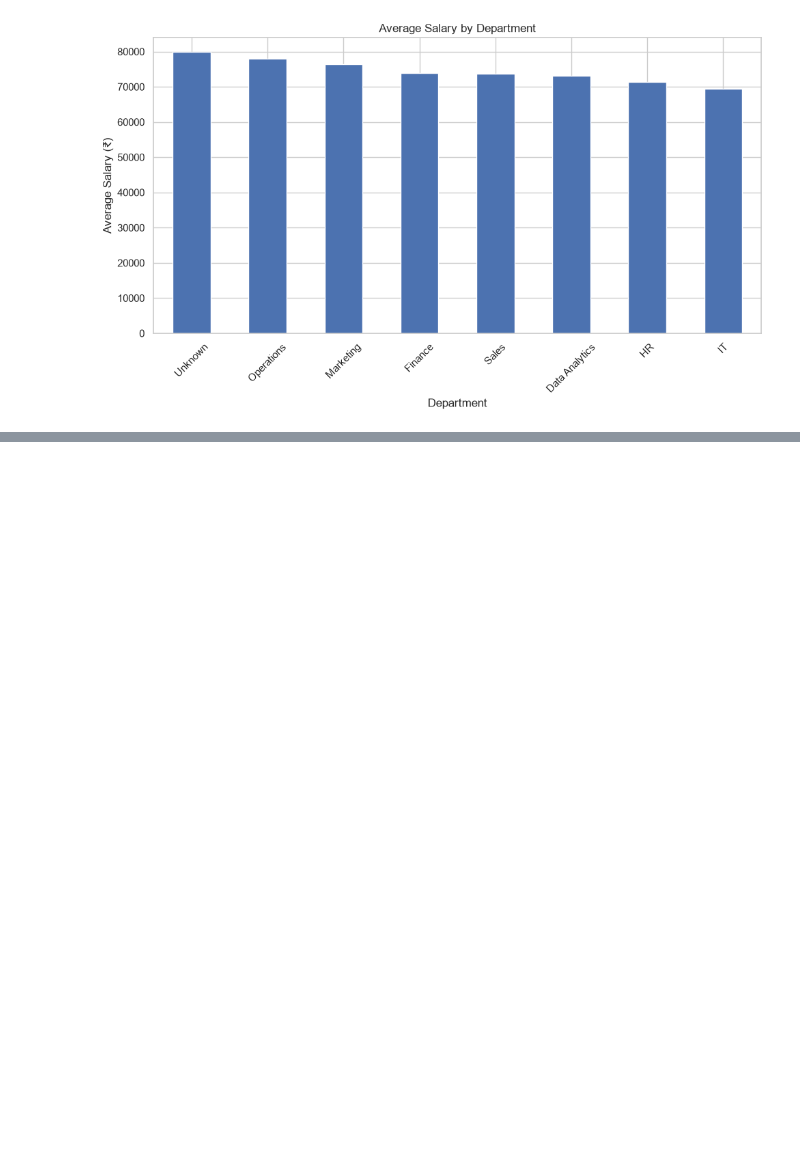
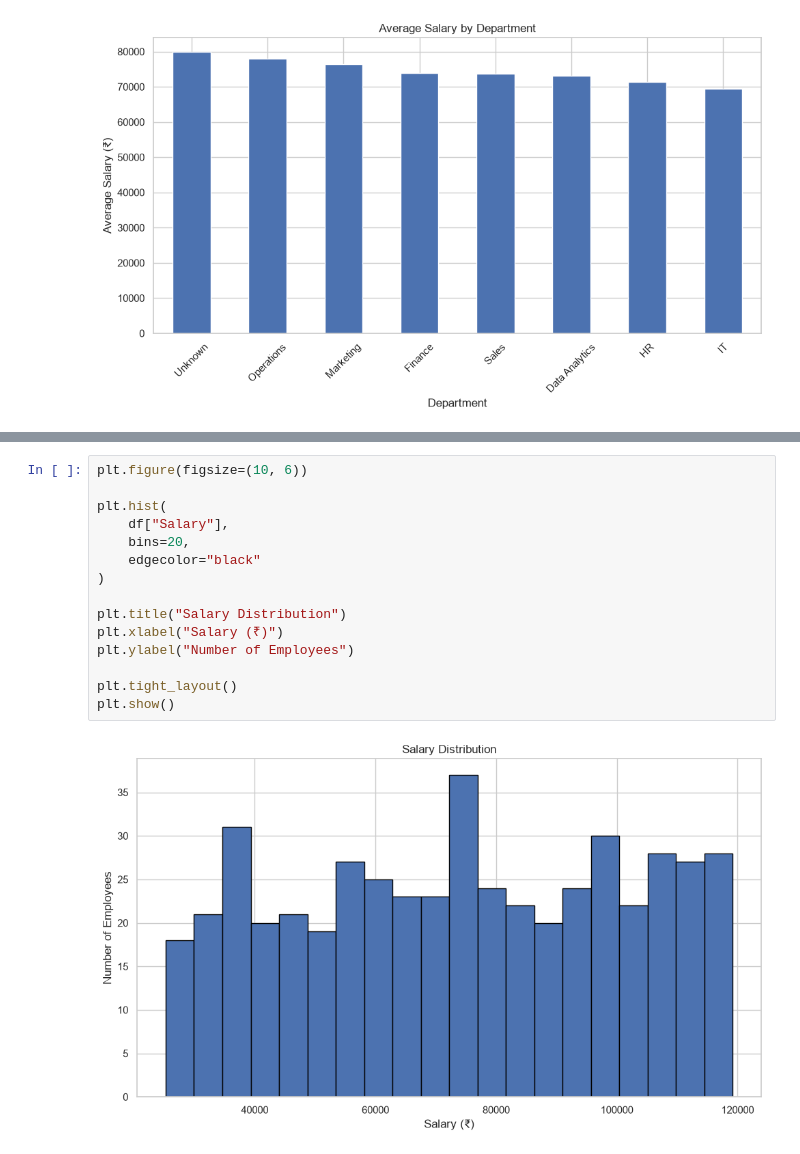
Before and after one commit to NupurDimri/CODSOFT_TASKSNO, a Jupyter notebook: Task 3/Task3_Data_Visualization.ipynb, the cells around one changed output, grey strips where cells are left out. Drawn from its saved outputs; the diff is of its cells as text; blank space fills up the shorter version.

```diff
--- a/Task 3/Task3_Data_Visualization.ipynb
+++ b/Task 3/Task3_Data_Visualization.ipynb
@@ -137,0 +180,17 @@ plt.show()
+# %%
+plt.figure(figsize=(10, 6))
+
+plt.hist(
+    df["Salary"],
+    bins=20,
+    edgecolor="black"
+)
+
+plt.title("Salary Distribution")
+plt.xlabel("Salary (₹)")
+plt.ylabel("Number of Employees")
+
+plt.tight_layout()
+plt.show()
+# %% [output]
+[figure, added]
```
Also changed, not shown: parts of 5 cells of this notebook.
